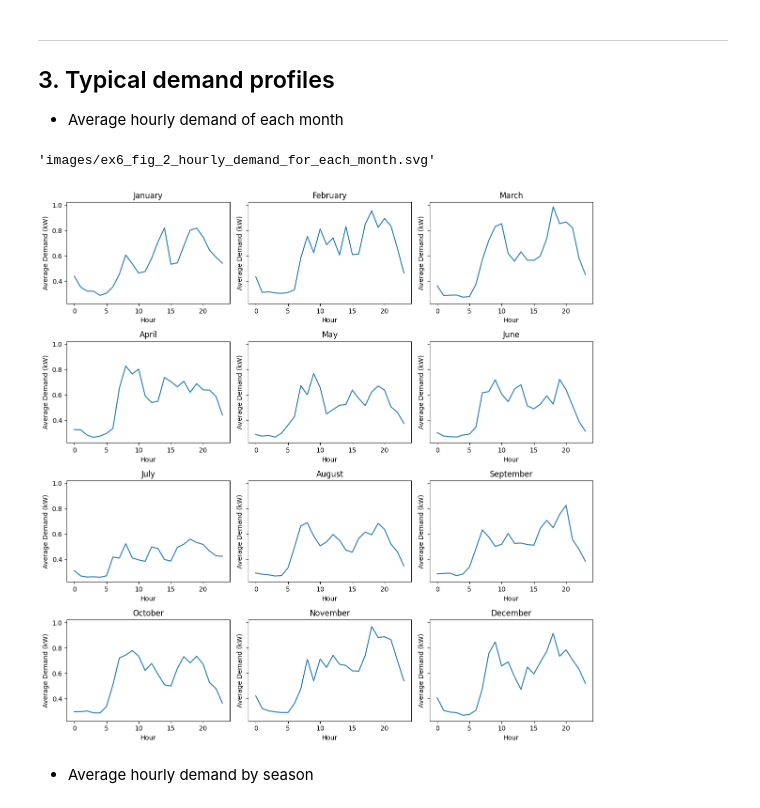
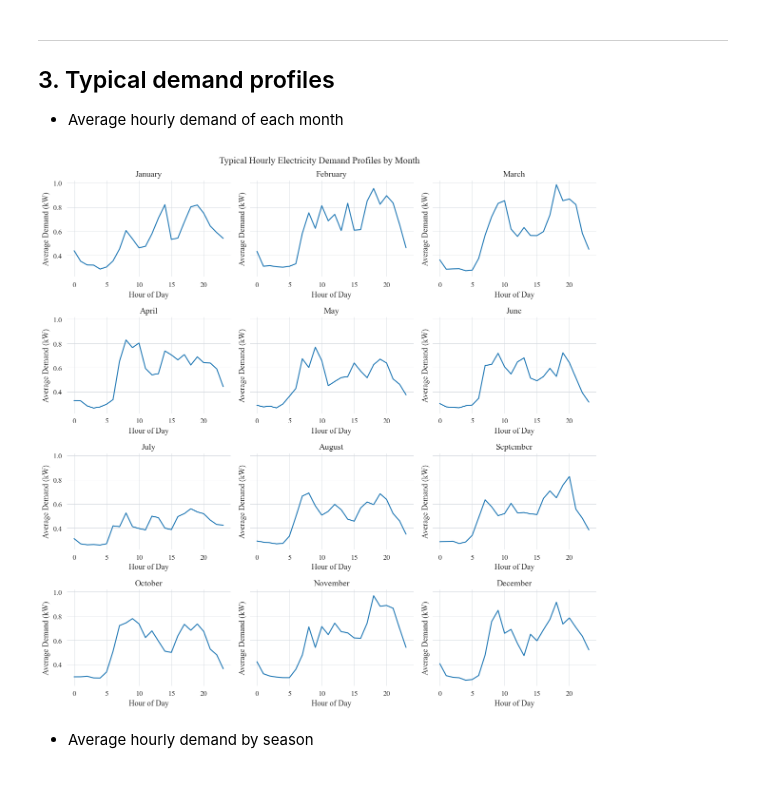
Before and after one commit to Danwerk/HomeEnergyManagementSystem, a Jupyter notebook: 06-decomposition.ipynb, the cells around one changed output. Saved outputs shown, nothing was run; the diff lists cells and outputs as text; code cells hidden in the pictures.

Commit message:
Use existing style format for all figures. Refactored code. Added new images.

```diff
--- a/06-decomposition.ipynb
+++ b/06-decomposition.ipynb
@@ -13,6 +13,14 @@ from statsmodels.tsa.seasonal import seasonal_decompose
 ## Load the data
 # %%
 df = load_data()
-df = df.sort_index()
-demand = df["demand"].asfreq("h").to_frame(name="demand")
-demand = demand.interpolate(limit_direction="both")
+demand = (
+    df["demand"]
+    .resample("h")
+    .mean()
+    .interpolate(method="time", limit_direction="both")
+    .dropna()
+)
+
+print("Hourly demand series prepared")
+print("Time span:", demand.index.min(), "->", demand.index.max())
+print("Length:", len(demand))
@@ -105,31 +102,42 @@ The optimal decomposition period for electricity demand analysis is 720 hours.
 
 - Average hourly demand of each month
 # %%
-demand['month'] = demand.index.month
-demand['hour'] = demand.index.hour
-demand["day"] = demand.index.date
+demand_df = demand.to_frame(name="demand")
 
-month_labels = ["January", "February", "March", "April", "May", "June", "July", "August", "September","October", "November", "December"]
+demand_df["month"] = demand_df.index.month
+demand_df["hour"] = demand_df.index.hour
 
-# Group by month and hour, then calculate the mean for each month-hour combination
-monthly_avg = demand.groupby(['month', 'hour'])['demand'].mean().reset_index()
+month_labels = [
+    "January", "February", "March", "April", "May", "June",
+    "July", "August", "September", "October", "November", "December"
+]
+
+monthly_avg = (
+    demand_df
+    .groupby(["month", "hour"])["demand"]
+    .mean()
+    .reset_index()
+)
 
 fig, axes = plt.subplots(nrows=4, ncols=3, figsize=(12, 12), sharey=True)
 axes = axes.flatten()
 
 for month in range(1, 13):
     ax = axes[month - 1]
-    month_data = monthly_avg[monthly_avg['month'] == month]
+    month_data = monthly_avg[monthly_avg["month"] == month]
 
-    ax.plot(month_data['hour'], month_data['demand'])
+    ax.plot(month_data["hour"], month_data["demand"], linewidth=1.5)
     ax.set_title(month_labels[month - 1])
-    ax.set_xlabel('Hour')
-    ax.set_ylabel('Average Demand (kW)')
+    ax.set_xlabel("Hour of Day")
+    ax.set_ylabel("Average Demand (kW)")
+    ax.grid(True)
+
+fig.suptitle("Typical Hourly Electricity Demand Profiles by Month", fontsize=14)
 plt.tight_layout()
 save_fig(fig, "ex6_fig_2_hourly_demand_for_each_month.svg")
+plt.show()
 # %% [output]
-'images/ex6_fig_2_hourly_demand_for_each_month.svg'
-[figure, old version]
+[figure, new version]
 # %% [markdown]
 - Average hourly demand by season
 # %%
```
Also changed, not shown: parts of 14 cells of this notebook, 11 other files.
